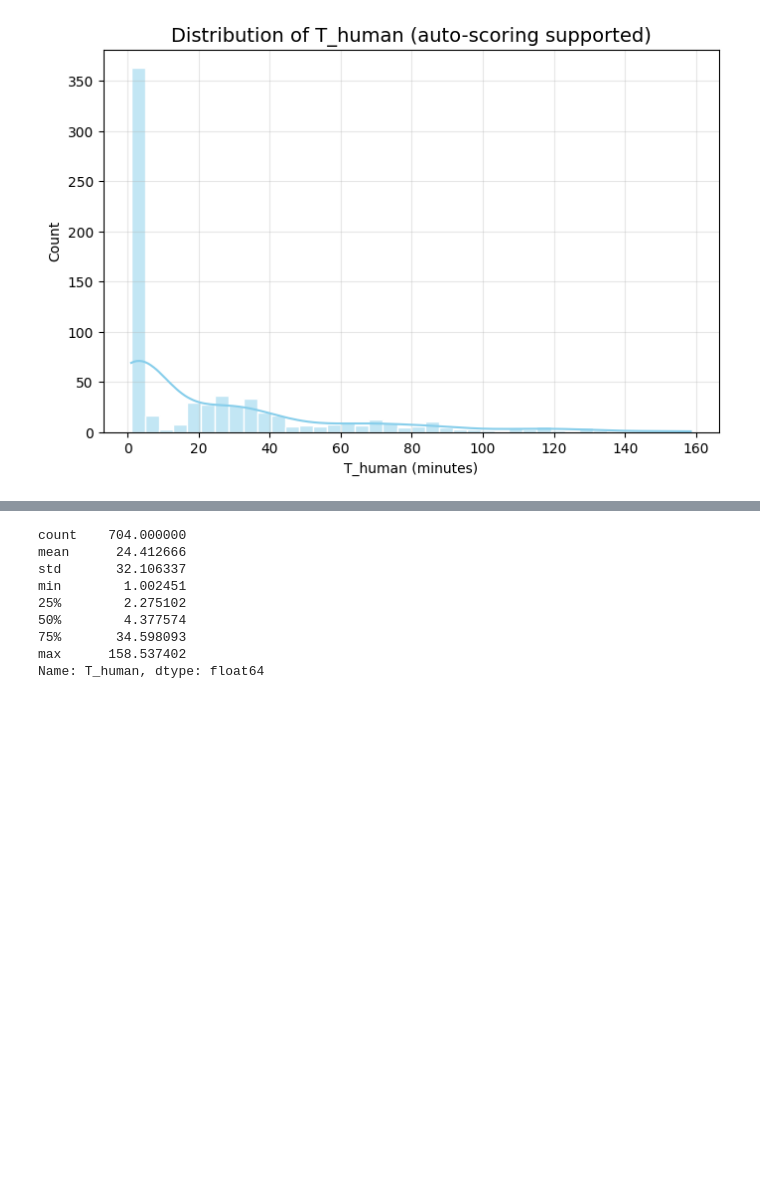
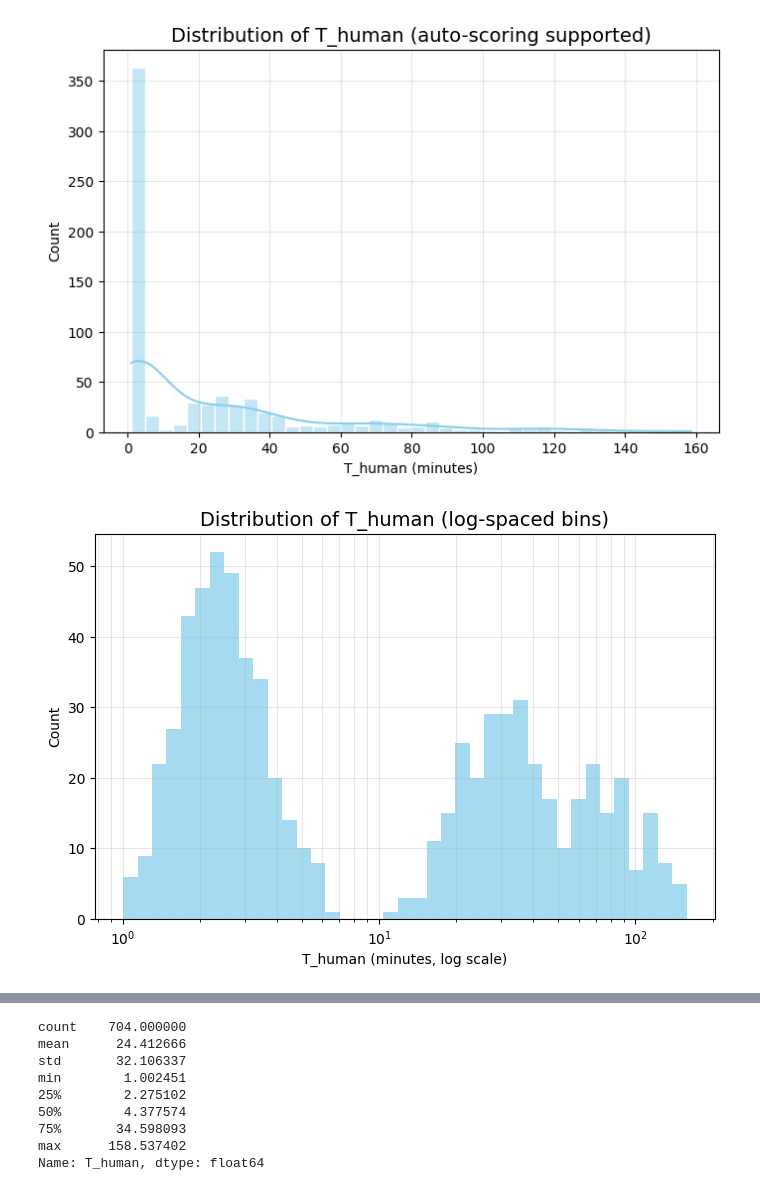
Before and after one commit to johndzxu/metr-extension, a Jupyter notebook: data/T_Human.ipynb, the cells around one changed output, grey strips where cells are left out. Drawn from its saved outputs; the diff is of its cells as text; code cells hidden in the pictures; blank space fills up the shorter version.

```diff
--- a/data/T_Human.ipynb
+++ b/data/T_Human.ipynb
@@ -657,3 +657,48 @@ plt.grid(alpha=0.3)
 plt.show()
 # %% [output]
 [figure]
+# %%
+import numpy as np
+import seaborn as sns
+import matplotlib.pyplot as plt
+
+# Filter valid rows
+filtered = data_df[
+    (data_df["support_auto_scoring"] != False) &
+    data_df["T_human"].notna() &
+    (data_df["is_multiple_answer"] == False)
+]
+
+# Extract values
+x = filtered["T_human"].values
+
+# Remove non-positive values (log cannot take <=0)
+x = x[x > 0]
+
+# Create log-spaced bins
+num_bins = 40
+log_bins = np.logspace(
+    np.log10(x.min()),
+    np.log10(x.max()),
+    num_bins
+)
+
+plt.figure(figsize=(8, 5))
+
+sns.histplot(
+    x,
+    bins=log_bins,        # <-- LOG-SPACED BINS
+    kde=False,
+    color="skyblue",
+    edgecolor="white"
+)
+
+plt.xscale("log")          # Show axis in log scale
+plt.title("Distribution of T_human (log-spaced bins)", fontsize=14)
+plt.xlabel("T_human (minutes, log scale)")
+plt.ylabel("Count")
+plt.grid(alpha=0.3, which="both")
+
+plt.show()
+# %% [output]
+[figure, added]
```
Also changed, not shown: parts of 2 cells of this notebook, 2 other files.
